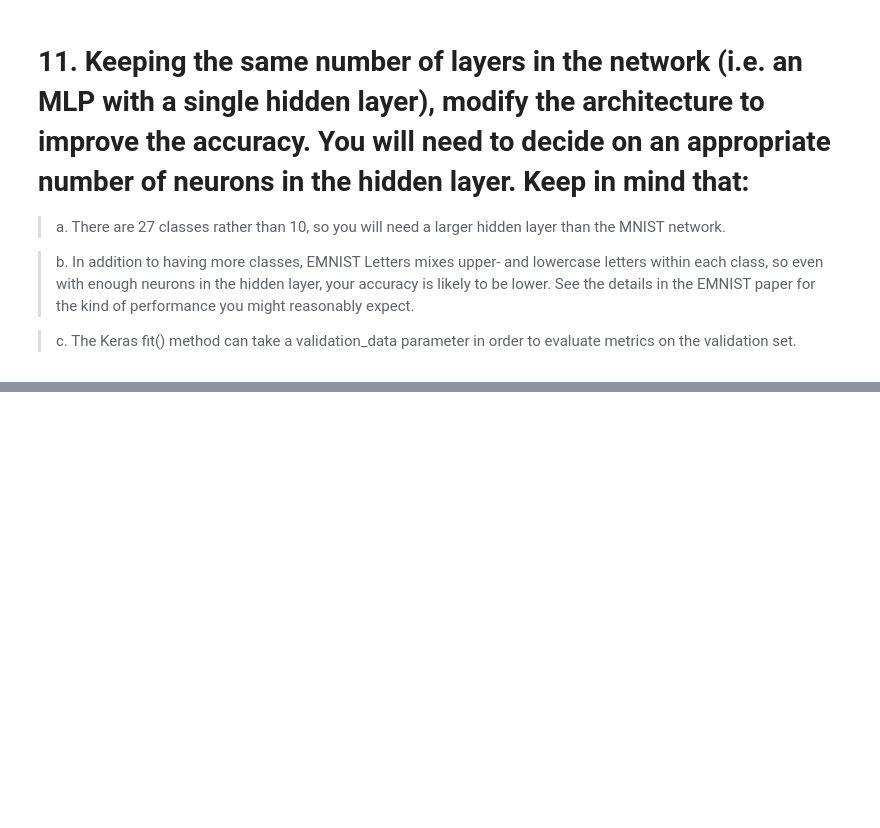
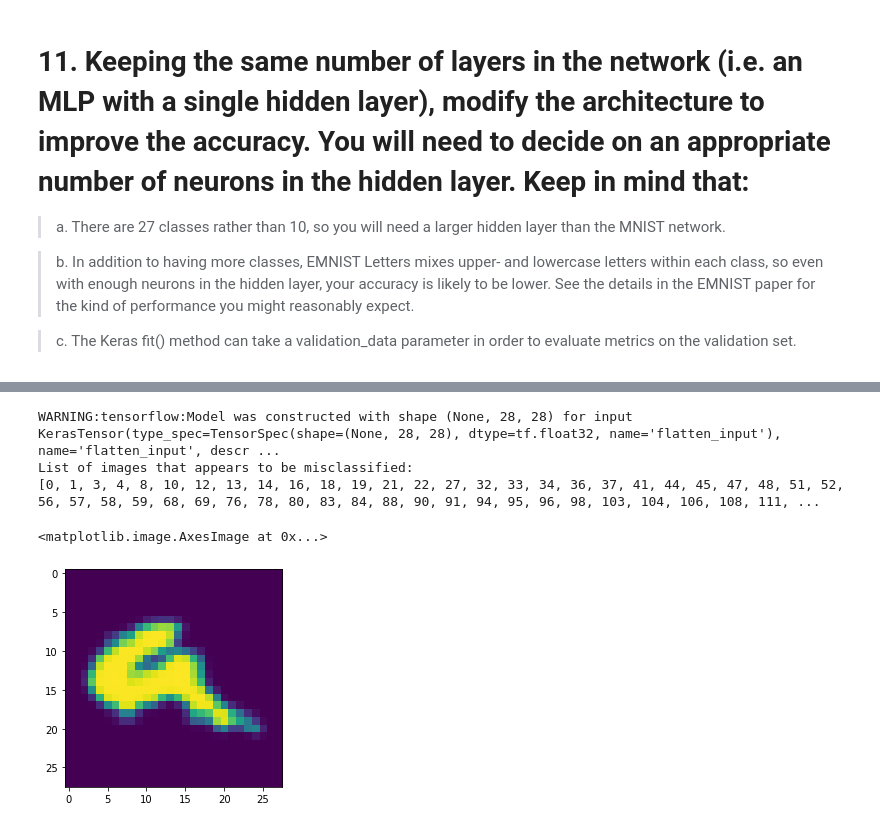
Before and after one commit to raymec/keras, a Jupyter notebook: Project_2_Keras.ipynb, the cells around one changed output, grey strips where cells are left out. Drawn from its saved outputs; the diff is of its cells as text; code cells hidden in the pictures; blank space fills up the shorter version.

```diff
--- a/Project_2_Keras.ipynb
+++ b/Project_2_Keras.ipynb
@@ -770,11 +628,11 @@ validate_img = emnist_data['validate_images']
 validate_label = emnist_data['validate_labels']
 
 
-train_img = train_img.reshape((104000, 28*28))
+train_img = train_img.reshape((104000, 28, 28))
 train_img = train_img.astype("float32") / 255
-test_img = test_img.reshape((20800, 28*28))
+test_img = test_img.reshape((20800, 28, 28))
 test_img = test_img.astype("float32") / 255
-validate_img = validate_img.reshape((20800, 28*28))
+validate_img = validate_img.reshape((20800, 28, 28))
 validate_img = validate_img.astype("float32") / 255
 # %%
 print(emnist_data)
@@ -921,0 +804,15 @@ Epoch 5/5
+# %%
+num_classes = 27
+input_shape = (28, 28, 1)
+
+train_img = train_img.reshape(104000, 28, 28)
+test_img = test_img.reshape(20800, 28, 28)
+
+train_img_convnet = np.expand_dims(train_img, -1)
+test_img_convnet = np.expand_dims(test_img, -1)
+
+#check
+print(train_img_convnet.shape)
+print(train_img_convnet[0].shape)
+print(test_img_convnet.shape)
+print(test_img_convnet[0].shape)
@@ -921,0 +886,20 @@ Epoch 5/5
+# %%
+# Only plt.imshow() will be used to view the misclassified images.
+misclassified_images = []
+for i in range(200):
+    predict_image = model.predict(test_img[i].reshape(1, 28*28))
+    predict_letter = chr(np.argmax(predict_image)-1+ord('A'))
+    actual_letter = chr(np.argmax(test_label[i])-1+ord('A'))
+    if predict_letter != actual_letter:
+        misclassified_images.append(i)
+print("List of images that appears to be misclassified:")
+print(misclassified_images)
+# %% [output]
+WARNING:tensorflow:Model was constructed with shape (None, 28, 28) for input KerasTensor(type_spec=TensorSpec(shape=(None, 28, 28), dtype=tf.float32, name='flatten_input'), name='flatten_input', descr ...
+List of images that appears to be misclassified:
+[0, 1, 3, 4, 8, 10, 12, 13, 14, 16, 18, 19, 21, 22, 27, 32, 33, 34, 36, 37, 41, 44, 45, 47, 48, 51, 52, 56, 57, 58, 59, 68, 69, 76, 78, 80, 83, 84, 88, 90, 91, 94, 95, 96, 98, 103, 104, 106, 108, 111, ...
+# %%
+plt.imshow(test_img[misclassified_images[0]].reshape(28, 28))
+# %% [output]
+<matplotlib.image.AxesImage at 0x...>
+[figure, added]
```
Also changed, not shown: parts of 57 cells of this notebook.
